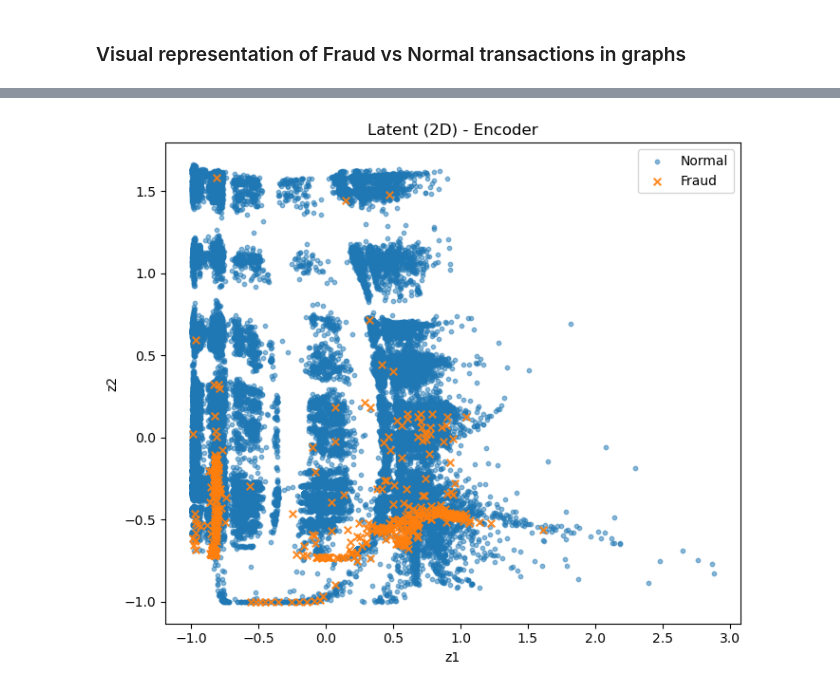
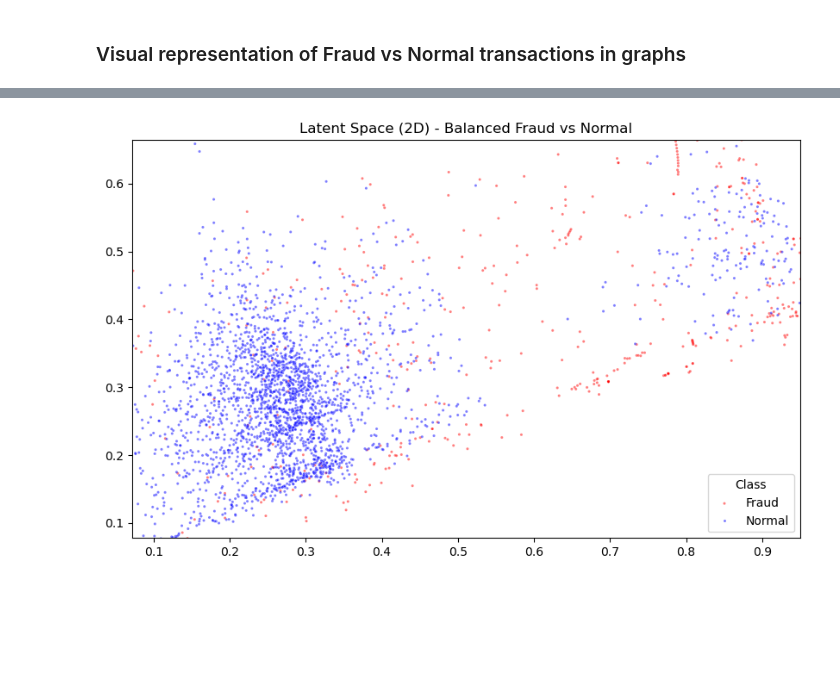
Before and after one commit to lucasmtse/Detecting-Outliers-in-Transactions, a Jupyter notebook: notebook.ipynb, the cells around one changed output, grey strips where cells are left out. Saved outputs shown, nothing was run; the diff lists cells and outputs as text; code cells hidden in the pictures; blank space fills up the shorter version.

```diff
--- a/notebook.ipynb
+++ b/notebook.ipynb
@@ -39,7 +39,7 @@ plt.show()
 # %% [markdown]
 ### Split the data
 # %%
-x=df.drop(columns=["Class"])
+x=df.drop(columns=["Class","Time","Amount","Hours"])
 y=df["Class"]
 x_clean=x[y==0]
 y_clean=y[y==0]
@@ -76,6 +76,12 @@ from sklearn.preprocessing import StandardScaler
 scaler = StandardScaler()
 x_train = scaler.fit_transform(x_train)
 x_test = scaler.transform(x_test)
+# %%
+#normalize data s+with minmax
+from sklearn.preprocessing import MinMaxScaler
+scaler = MinMaxScaler()
+x_train = scaler.fit_transform(x_train)
+x_test = scaler.transform(x_test)
 # %%
 model = train_isolation_forest(x_train, contamination=pourcent,n_estimators=100)
 y_pred_iso = predict_isolation_forest(model, x_test)
@@ -317,38 +294,28 @@ sns.scatterplot(x=x_test_encoded[:,0], y=x_test_encoded[:,1], hue=y_test, palett
-# %%
-import torch
-import matplotlib.pyplot as plt
-import numpy as np
-
-def plot_latent_2d_from_encoder(model, x_tensor, y_tensor, device=None, title="Latent (2D) - Encoder"):
-    device = device or ("cuda" if torch.cuda.is_available() else "cpu")
-    model = model.to(device).eval()
-
-    # x_tensor: (N, D) standardisé comme au training ; y_tensor: (N,) avec labels 0/1
-    with torch.no_grad():
-        x = x_tensor.to(device)
-        # Passe uniquement par l'encoder (pas le decoder)
-        z = model.encoder(x)  # (N, 2) attendu
-        z = z.detach().cpu().numpy()
-
-    y = y_tensor.detach().cpu().numpy().astype(int)
-
-    # Plot
-    plt.figure(figsize=(7, 6))
-    # classes : 0 = normal, 1 = fraud
-    for c, label, marker in [(0, "Normal", "o"), (1, "Fraud", "x")]:
-        mask = (y == c)
-        plt.scatter(
-            z[mask, 0], z[mask, 1],
-            s=10 if c==0 else 30,
-            alpha=0.5 if c==0 else 0.9,
-            marker=marker,
-            label=label
-        )
-    plt.xlabel("z1"); plt.ylabel("z2")
-    plt.title(title)
-    plt.legend()
-    plt.tight_layout()
-    plt.show()
-plot_latent_2d_from_encoder(model, x_test_tensor, torch.tensor(y_test.values), title="Latent (2D) - Encoder")
-# %% [output]
-[figure, removed]
+# %%
+import matplotlib.pyplot as plt
+import seaborn as sns
+np.random.seed(42)
+y_test_fraud = y_test[y_test == 1]
+x_test_encoded_fraud = x_test_encoded[y_test == 1]
+x_test_encoded_unsampled = x_test_encoded[y_test == 0][:len(y_test_fraud)*5]
+y_test_unsampled = y_test[y_test == 0][:len(y_test_fraud)*5]
+
+y_test_full_unsampled = pd.concat([y_test_fraud, y_test_unsampled], axis=0)
+x_test_encoded_full_unsampled = np.vstack([x_test_encoded_fraud, x_test_encoded_unsampled])
+#normalize for better visualization
+x_test_encoded_full_unsampled = scaler.fit_transform(x_test_encoded_full_unsampled)
+X=x_test_encoded_full_unsampled
+
+plt.figure(figsize=(10,6))
+sns.scatterplot(x=X[:,0], y=X[:,1], hue=y_test_full_unsampled, palette={0:'blue', 1:'red'}, alpha=0.5,s=5)
+# compute bounds (exclude the 5% extremes)
+x_min, x_max = np.percentile(X[:, 0], [1, 99])
+y_min, y_max = np.percentile(X[:, 1], [1, 99])
+
+plt.xlim(x_min, x_max)
+plt.ylim(y_min, y_max)
+plt.title("Latent Space (2D) - Balanced Fraud vs Normal")
+plt.legend(title='Class', labels=['Fraud','Normal'])
+plt.show()
+# %% [output]
+[figure, added]
```
Also changed, not shown: parts of 13 cells of this notebook.
